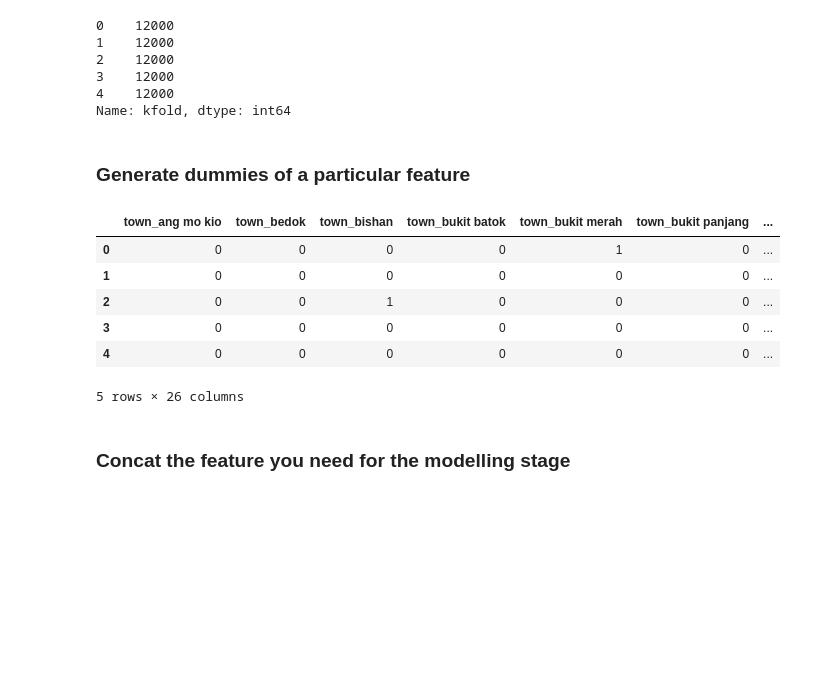
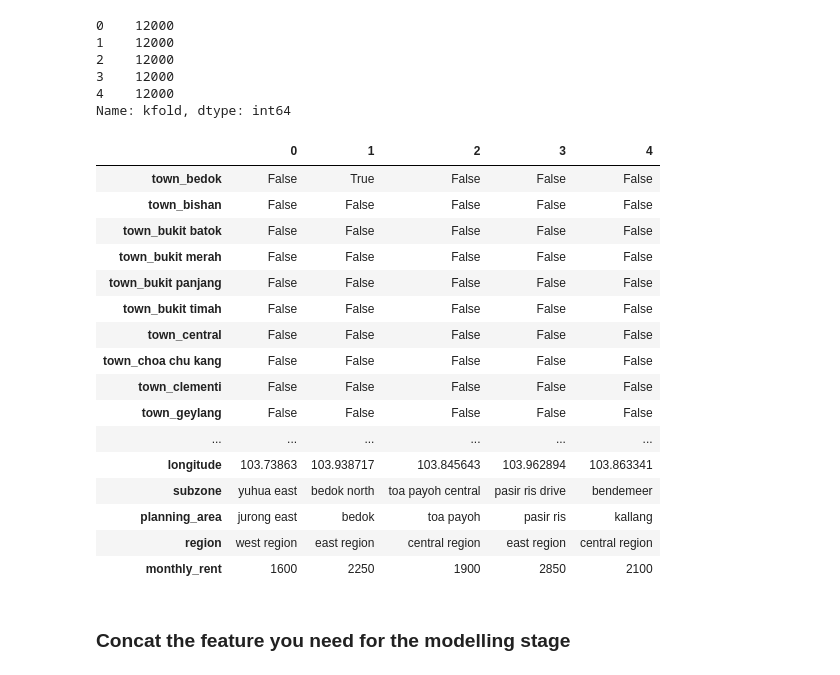
Before and after one commit to royceljh/CS5228-ML-Project, a Jupyter notebook: main/Preprocessing.ipynb, the cells around one changed output. Cells and saved outputs as stored; diff of their text form; code cells hidden in the pictures; blank space fills up the shorter version.

```diff
--- a/main/Preprocessing.ipynb
+++ b/main/Preprocessing.ipynb
@@ -52,2 +13,7 @@ print(df.head(10))
+# %%
+# Load Datasets
+
+train = pd.read_csv('../data/train.csv')
+test = pd.read_csv('../data/test.csv')
 # %% [markdown]
 ### Generate 5 folds for cross validation
@@ -62,5 +29,3 @@ df['kfold'].value_counts()
 3    12000
 4    12000
 Name: kfold, dtype: int64
-# %% [markdown]
-### Generate dummies of a particular feature
@@ -69,10 +31,0 @@ town_dummies = generate_dummies(df, 'town')
-# %%
-town_dummies.head()
-# %% [output]
-|  | town_ang mo kio | town_bedok | town_bishan | town_bukit batok | town_bukit merah | town_bukit panjang | ... |
-| 0 | 0 | 0 | 0 | 0 | 1 | 0 | ... |
-| 1 | 0 | 0 | 0 | 0 | 0 | 0 | ... |
-| 2 | 0 | 0 | 1 | 0 | 0 | 0 | ... |
-| 3 | 0 | 0 | 0 | 0 | 0 | 0 | ... |
-| 4 | 0 | 0 | 0 | 0 | 0 | 0 | ... |
-5 rows × 26 columns
@@ -79,3 +95,23 @@ town_dummies.head()
+# %%
+preprocess_location_property_attributes(train).head().T
+# %% [output]
+|  | 0 | 1 | 2 | 3 | 4 |
+| town_bedok | False | True | False | False | False |
+| town_bishan | False | False | False | False | False |
+| town_bukit batok | False | False | False | False | False |
+| town_bukit merah | False | False | False | False | False |
+| town_bukit panjang | False | False | False | False | False |
+| town_bukit timah | False | False | False | False | False |
+| town_central | False | False | False | False | False |
+| town_choa chu kang | False | False | False | False | False |
+| town_clementi | False | False | False | False | False |
+| town_geylang | False | False | False | False | False |
+| ... | ... | ... | ... | ... | ... |
+| longitude | 103.73863 | 103.938717 | 103.845643 | 103.962894 | 103.863341 |
+| subzone | yuhua east | bedok north | toa payoh central | pasir ris drive | bendemeer |
+| planning_area | jurong east | bedok | toa payoh | pasir ris | kallang |
+| region | west region | east region | central region | east region | central region |
+| monthly_rent | 1600 | 2250 | 1900 | 2850 | 2100 |
 # %% [markdown]
 ### Concat the feature you need for the modelling stage
 # %%
```
Also changed, not shown: parts of 9 cells of this notebook, 2 other files.
